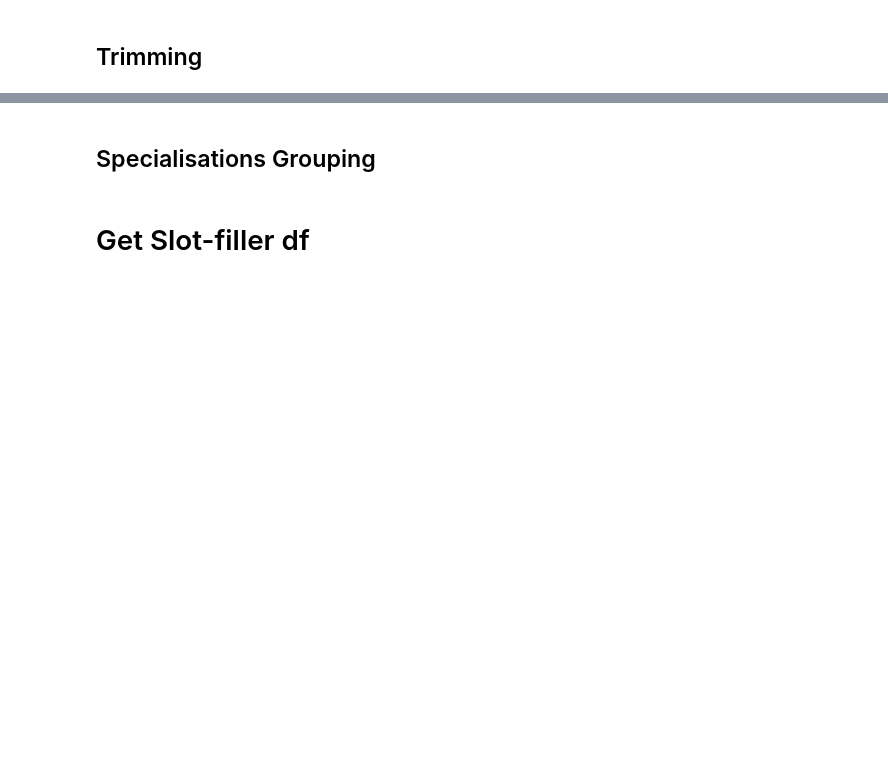
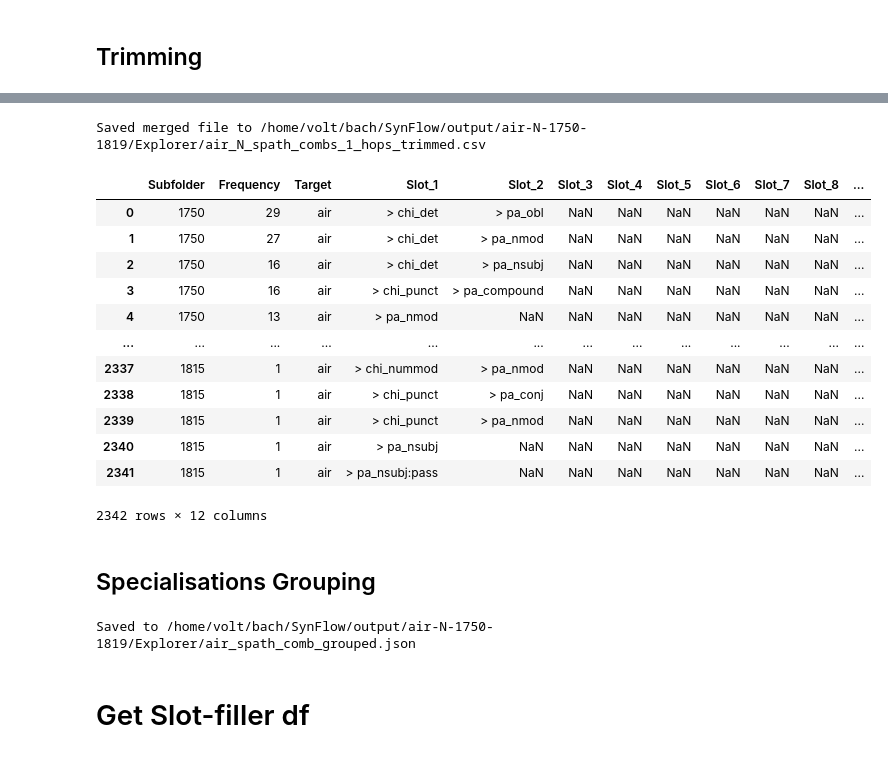
Before and after one commit to phantatbach/SynFlow, a Jupyter notebook: SynFlow_Explorer.ipynb, the cells around one changed output, grey strips where cells are left out. Drawn from its saved outputs; the diff is of its cells as text; code cells hidden in the pictures; blank space fills up the shorter version.

Commit message:
Add choosing slot and made some minor changes.

```diff
--- a/SynFlow_Explorer.ipynb
+++ b/SynFlow_Explorer.ipynb
@@ -217,16 +271,32 @@ df.head(10)
 # %%
-
 from SynFlow.Explorer import trim_and_merge
-df_file = '/home/volt/bach/SynFlow/output/air-N-1750-1799/Explorer/air_N_arg_comb_1_hops.csv'
-trimmed_rels = ['chi_punct', 'chi_det', 'pa_parataxis','chi_discourse']
+df_file = '/home/volt/bach/SynFlow/output/air-N-1750-1819/Explorer/air_N_spath_combs_1_hops.csv'
+trimmed_rels = ['chi_case']
 trim_and_merge(df_file=df_file, trimmed_rels=trimmed_rels)
+# %% [output]
+Saved merged file to /home/volt/bach/SynFlow/output/air-N-1750-1819/Explorer/air_N_spath_combs_1_hops_trimmed.csv
+|  | Subfolder | Frequency | Target | Slot_1 | Slot_2 | Slot_3 | Slot_4 | Slot_5 | Slot_6 | Slot_7 | Slot_8 | ... |
+| 0 | 1750 | 29 | air | > chi_det | > pa_obl | NaN | NaN | NaN | NaN | NaN | NaN | ... |
+| 1 | 1750 | 27 | air | > chi_det | > pa_nmod | NaN | NaN | NaN | NaN | NaN | NaN | ... |
+| 2 | 1750 | 16 | air | > chi_det | > pa_nsubj | NaN | NaN | NaN | NaN | NaN | NaN | ... |
+| 3 | 1750 | 16 | air | > chi_punct | > pa_compound | NaN | NaN | NaN | NaN | NaN | NaN | ... |
+| 4 | 1750 | 13 | air | > pa_nmod | NaN | NaN | NaN | NaN | NaN | NaN | NaN | ... |
+| ... | ... | ... | ... | ... | ... | ... | ... | ... | ... | ... | ... | ... |
+| 2337 | 1815 | 1 | air | > chi_nummod | > pa_nmod | NaN | NaN | NaN | NaN | NaN | NaN | ... |
+| 2338 | 1815 | 1 | air | > chi_punct | > pa_conj | NaN | NaN | NaN | NaN | NaN | NaN | ... |
+| 2339 | 1815 | 1 | air | > chi_punct | > pa_nmod | NaN | NaN | NaN | NaN | NaN | NaN | ... |
+| 2340 | 1815 | 1 | air | > pa_nsubj | NaN | NaN | NaN | NaN | NaN | NaN | NaN | ... |
+| 2341 | 1815 | 1 | air | > pa_nsubj:pass | NaN | NaN | NaN | NaN | NaN | NaN | NaN | ... |
+2342 rows × 12 columns
 # %% [markdown]
 ## Specialisations Grouping
 # %%
 from SynFlow.Explorer.trimming import spe_group
 
-df_path = '/home/volt/bach/SynFlow/output/air-N-1750-1819/Explorer/air_N_slotpath_combs_1_hops_trimmed.csv'
+df_path = '/home/volt/bach/SynFlow/output/air-N-1750-1819/Explorer/air_N_spath_combs_1_hops.csv'
 tree = spe_group(df_path, output_folder=output_explorer, target_lemma=target_lemma)
+# %% [output]
+Saved to /home/volt/bach/SynFlow/output/air-N-1750-1819/Explorer/air_spath_comb_grouped.json
 # %% [markdown]
 # Get Slot-filler df
 # %%
```
Also changed, not shown: parts of 8 cells of this notebook, 14 other files.
